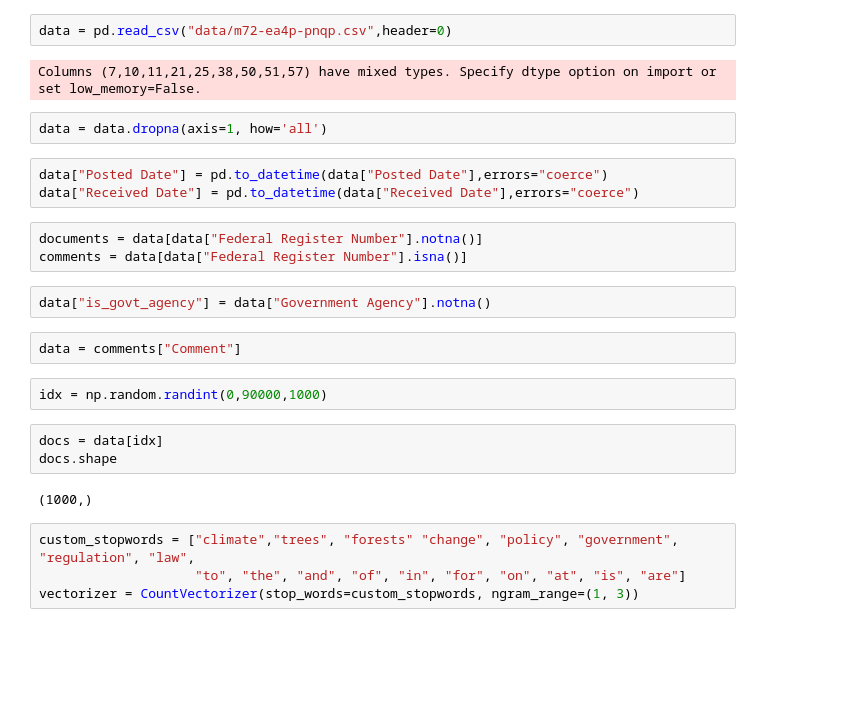
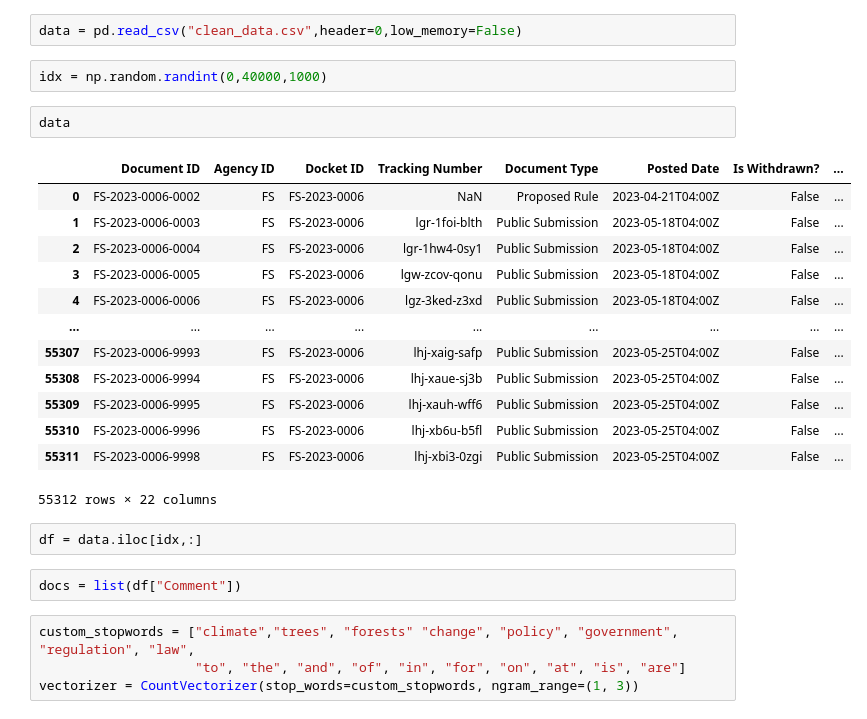
Before and after one commit to wangzey5/TwoSix_Spring25, a Jupyter notebook: workflow_1.ipynb, the cells around one changed output. Drawn from its saved outputs; the diff is of its cells as text; blank space fills up the shorter version.

```diff
--- a/workflow_1.ipynb
+++ b/workflow_1.ipynb
@@ -8,28 +8,29 @@ from bertopic import BERTopic
 from sklearn.feature_extraction.text import CountVectorizer
 from sentence_transformers import SentenceTransformer
 # %%
-data = pd.read_csv("data/m72-ea4p-pnqp.csv",header=0)
+data = pd.read_csv("clean_data.csv",header=0,low_memory=False)
-# %% [output]
-Columns (7,10,11,21,25,38,50,51,57) have mixed types. Specify dtype option on import or set low_memory=False.
-# %%
-data = data.dropna(axis=1, how='all')
-# %%
-data["Posted Date"] = pd.to_datetime(data["Posted Date"],errors="coerce")
-data["Received Date"] = pd.to_datetime(data["Received Date"],errors="coerce")
-# %%
-documents = data[data["Federal Register Number"].notna()]
-comments = data[data["Federal Register Number"].isna()]
-# %%
-data["is_govt_agency"] = data["Government Agency"].notna()
+# %%
+idx = np.random.randint(0,40000,1000)
 # %%
-data = comments["Comment"]
+data
+# %% [output]
+|  | Document ID | Agency ID | Docket ID | Tracking Number | Document Type | Posted Date | Is Withdrawn? | ... |
+| 0 | FS-2023-0006-0002 | FS | FS-2023-0006 | NaN | Proposed Rule | 2023-04-21T04:00Z | False | ... |
+| 1 | FS-2023-0006-0003 | FS | FS-2023-0006 | lgr-1foi-blth | Public Submission | 2023-05-18T04:00Z | False | ... |
+| 2 | FS-2023-0006-0004 | FS | FS-2023-0006 | lgr-1hw4-0sy1 | Public Submission | 2023-05-18T04:00Z | False | ... |
+| 3 | FS-2023-0006-0005 | FS | FS-2023-0006 | lgw-zcov-qonu | Public Submission | 2023-05-18T04:00Z | False | ... |
+| 4 | FS-2023-0006-0006 | FS | FS-2023-0006 | lgz-3ked-z3xd | Public Submission | 2023-05-18T04:00Z | False | ... |
+| ... | ... | ... | ... | ... | ... | ... | ... | ... |
+| 55307 | FS-2023-0006-9993 | FS | FS-2023-0006 | lhj-xaig-safp | Public Submission | 2023-05-25T04:00Z | False | ... |
+| 55308 | FS-2023-0006-9994 | FS | FS-2023-0006 | lhj-xaue-sj3b | Public Submission | 2023-05-25T04:00Z | False | ... |
+| 55309 | FS-2023-0006-9995 | FS | FS-2023-0006 | lhj-xauh-wff6 | Public Submission | 2023-05-25T04:00Z | False | ... |
+| 55310 | FS-2023-0006-9996 | FS | FS-2023-0006 | lhj-xb6u-b5fl | Public Submission | 2023-05-25T04:00Z | False | ... |
+| 55311 | FS-2023-0006-9998 | FS | FS-2023-0006 | lhj-xbi3-0zgi | Public Submission | 2023-05-25T04:00Z | False | ... |
+55312 rows × 22 columns
-# %%
-idx = np.random.randint(0,90000,1000)
-# %%
-docs = data[idx]
-docs.shape
-# %% [output]
-(1000,)
+# %%
+df = data.iloc[idx,:]
+# %%
+docs = list(df["Comment"])
 # %%
 custom_stopwords = ["climate","trees", "forests" "change", "policy", "government", "regulation", "law",
                     "to", "the", "and", "of", "in", "for", "on", "at", "is", "are"]
```
Also changed, not shown: parts of 5 cells of this notebook, 2 other files.
